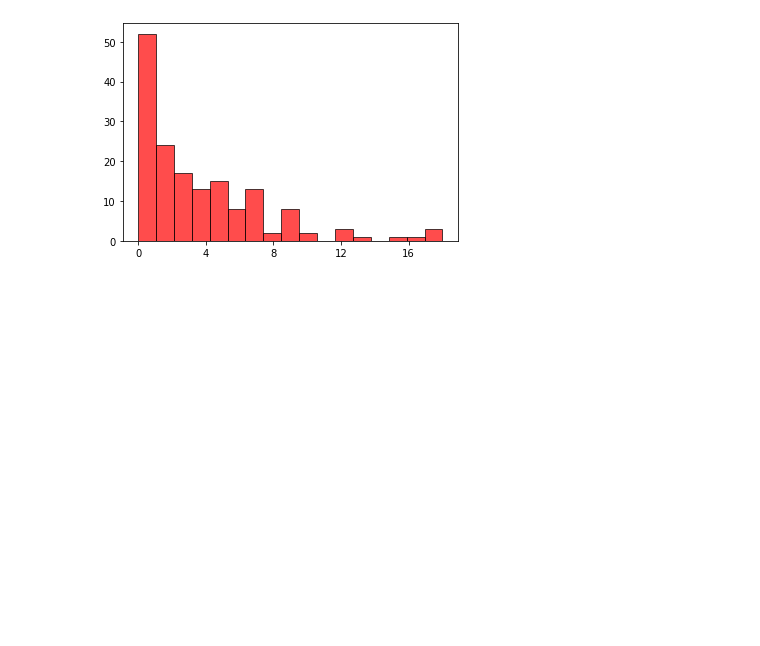
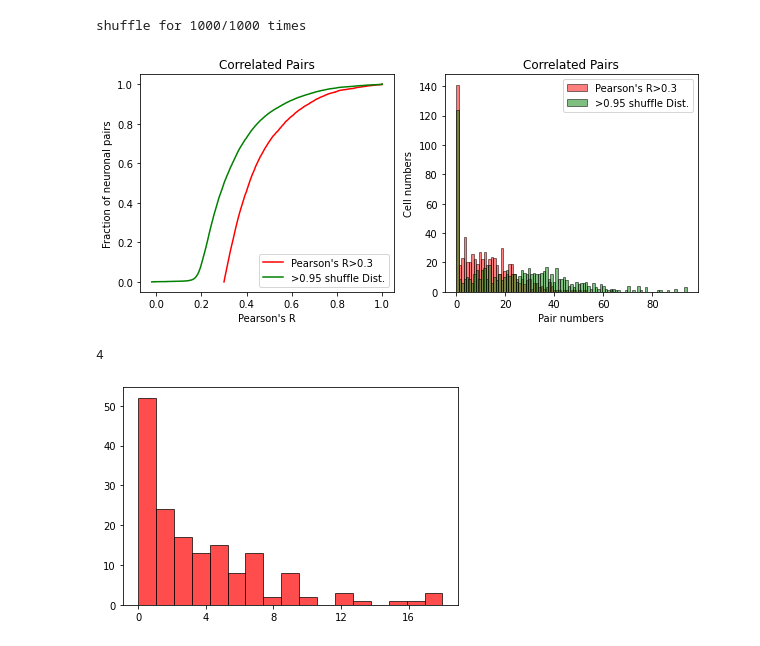
Before and after one commit to SabriQ/g_mylab, a Jupyter notebook: developing/graph/Untitled.ipynb, the cells around one changed output. Drawn from its saved outputs; the diff is of its cells as text; code cells hidden in the pictures; blank space fills up the shorter version.

```diff
--- a/developing/graph/Untitled.ipynb
+++ b/developing/graph/Untitled.ipynb
@@ -86,9 +108,18 @@ shuffle for 1000/1000 times
+# %%
+correlated_pair_threshold(preB2,0.3)
+# %% [output]
+shuffle for 1000/1000 times
+[figure, added]
 # %%
 arr_cor = preA_cor
 rows,cols = np.where(arr_cor>0.3)
 correlated_pair = [(row,col,arr_cor[row,col]) for row,col in zip(rows,cols) if row <col]
 paried_neurons = [i[0:2] for i in correlated_pair]
 pearson_r = [i[2] for i in correlated_pair]
+# %%
+len([paired_neuron for paired_neuron in paried_neurons if paired_neuron[0]==1 ])
+# %% [output]
+4
 # %%
 from matplotlib.pyplot import MultipleLocator
 
```
Also changed, not shown: parts of 5 cells of this notebook, 1 other file.
